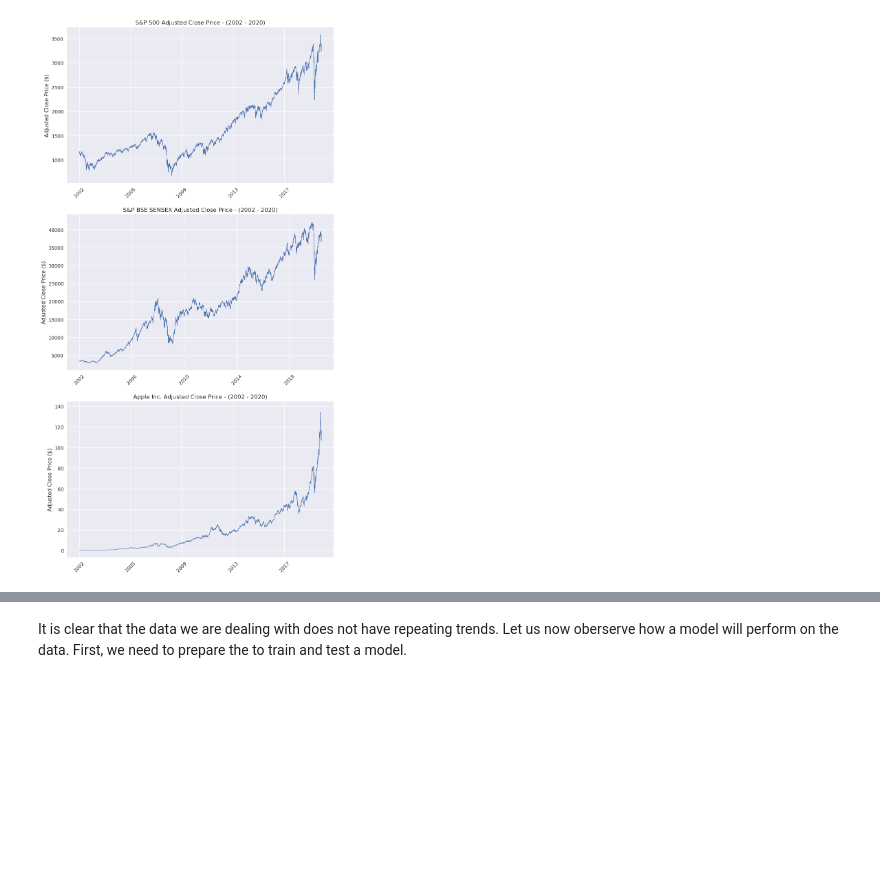
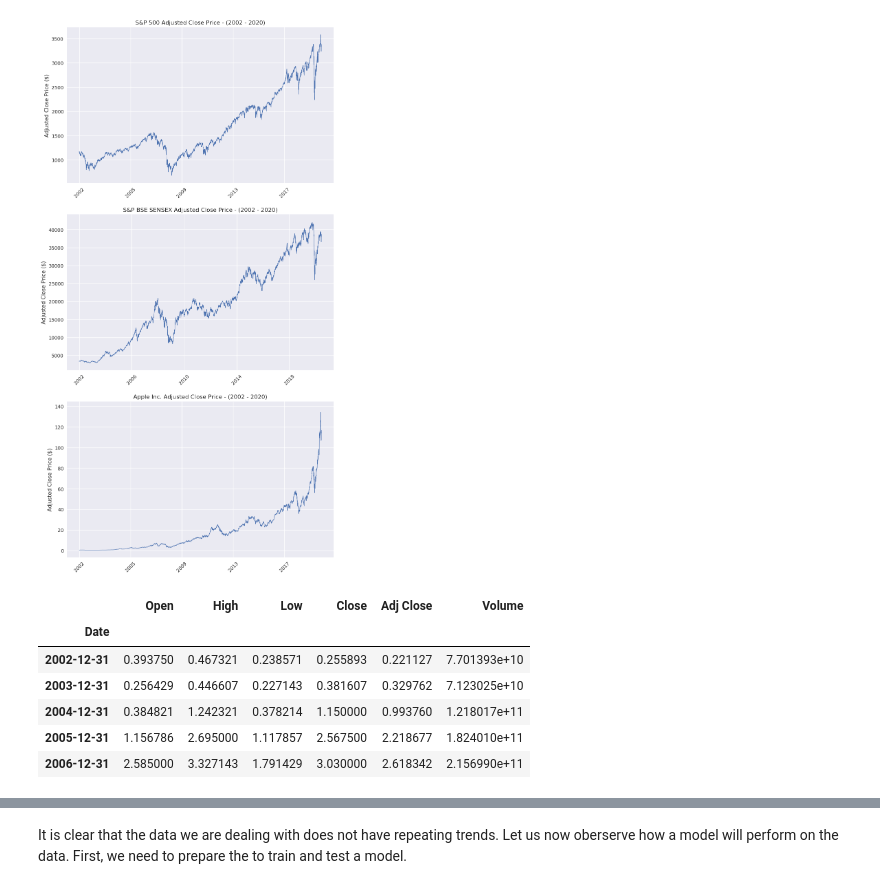
Before and after one commit to radroid/stock-price-predictor, a Jupyter notebook: 1_Exploratory_Data_Analysis.ipynb, the cells around one changed output, grey strips where cells are left out. Drawn from its saved outputs; the diff is of its cells as text; code cells hidden in the pictures; blank space fills up the shorter version.

```diff
--- a/1_Exploratory_Data_Analysis.ipynb
+++ b/1_Exploratory_Data_Analysis.ipynb
@@ -269,3 +270,13 @@ for (name, df), ax in zip(data_updated.items(), axes):
              datetime_format='%Y')
 # %% [output]
 [figure]
+# %%
+yearly_data['AAPL'].head()
+# %% [output]
+|  | Open | High | Low | Close | Adj Close | Volume |
+| Date |  |  |  |  |  |  |
+| 2002-12-31 | 0.393750 | 0.467321 | 0.238571 | 0.255893 | 0.221127 | 7.701393e+10 |
+| 2003-12-31 | 0.256429 | 0.446607 | 0.227143 | 0.381607 | 0.329762 | 7.123025e+10 |
+| 2004-12-31 | 0.384821 | 1.242321 | 0.378214 | 1.150000 | 0.993760 | 1.218017e+11 |
+| 2005-12-31 | 1.156786 | 2.695000 | 1.117857 | 2.567500 | 2.218677 | 1.824010e+11 |
+| 2006-12-31 | 2.585000 | 3.327143 | 1.791429 | 3.030000 | 2.618342 | 2.156990e+11 |
```
Also changed, not shown: parts of 3 cells of this notebook, 2 other files.
